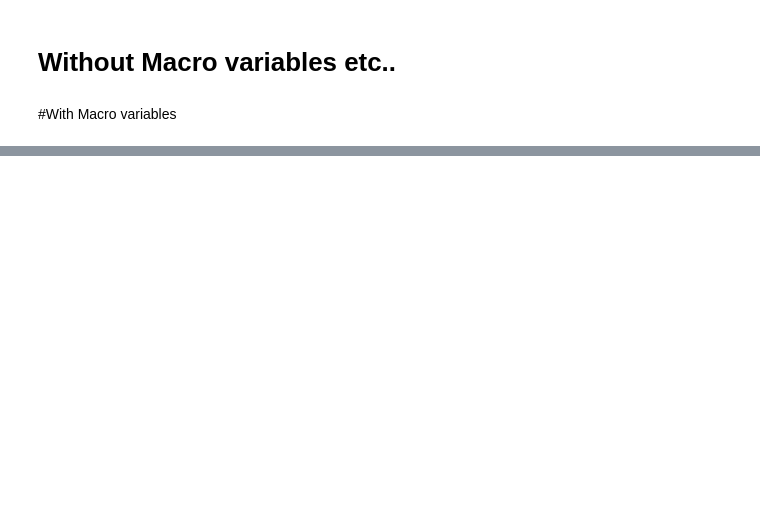
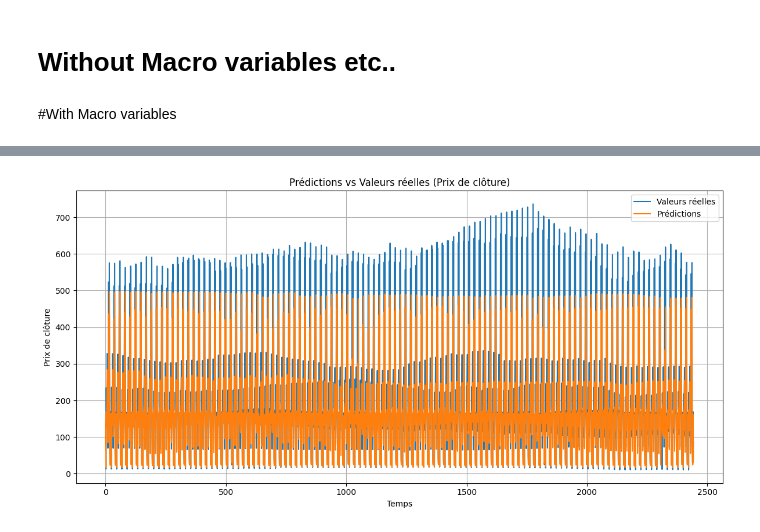
Before and after one commit to AmineHamzaoui/Financial-Market-Forcesating, a Jupyter notebook: LSTM.ipynb, the cells around one changed output, grey strips where cells are left out. Cells and saved outputs as stored; diff of their text form; code cells hidden in the pictures; blank space fills up the shorter version.

```diff
--- a/LSTM.ipynb
+++ b/LSTM.ipynb
@@ -279,0 +1152,13 @@ MSE: 18774.5367, MAE: 102.1378
+# %%
+plt.figure(figsize=(12, 6))
+plt.plot(y_ts, label='Valeurs réelles', linewidth=1.5)
+plt.plot(y_pred, label='Prédictions', linewidth=1.5)
+plt.title('Prédictions vs Valeurs réelles (Prix de clôture)')
+plt.xlabel('Temps')
+plt.ylabel('Prix de clôture')
+plt.legend()
+plt.grid(True)
+plt.tight_layout()
+plt.show()
+# %% [output]
+[figure, added]
```
Also changed, not shown: parts of 12 cells of this notebook.
